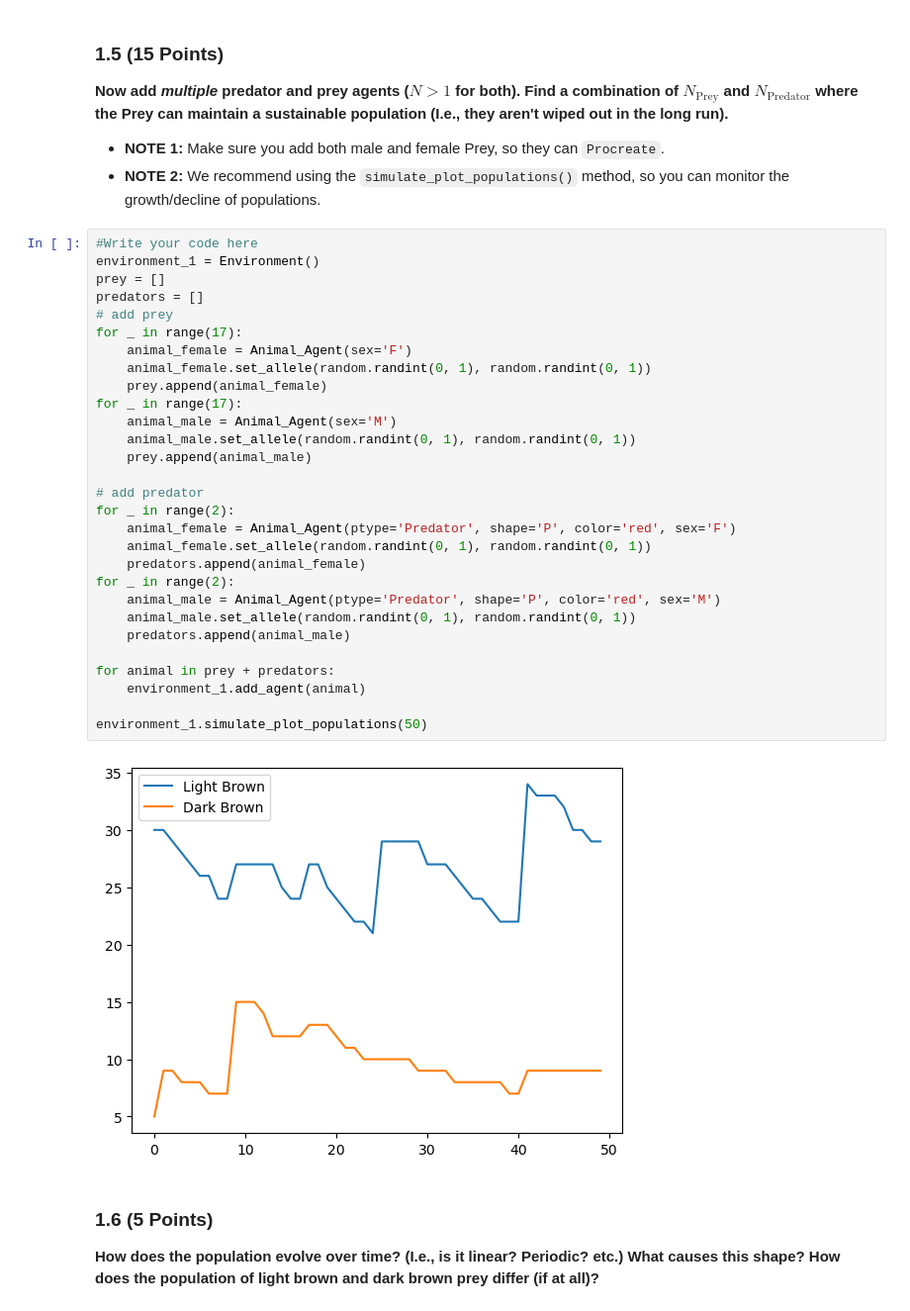
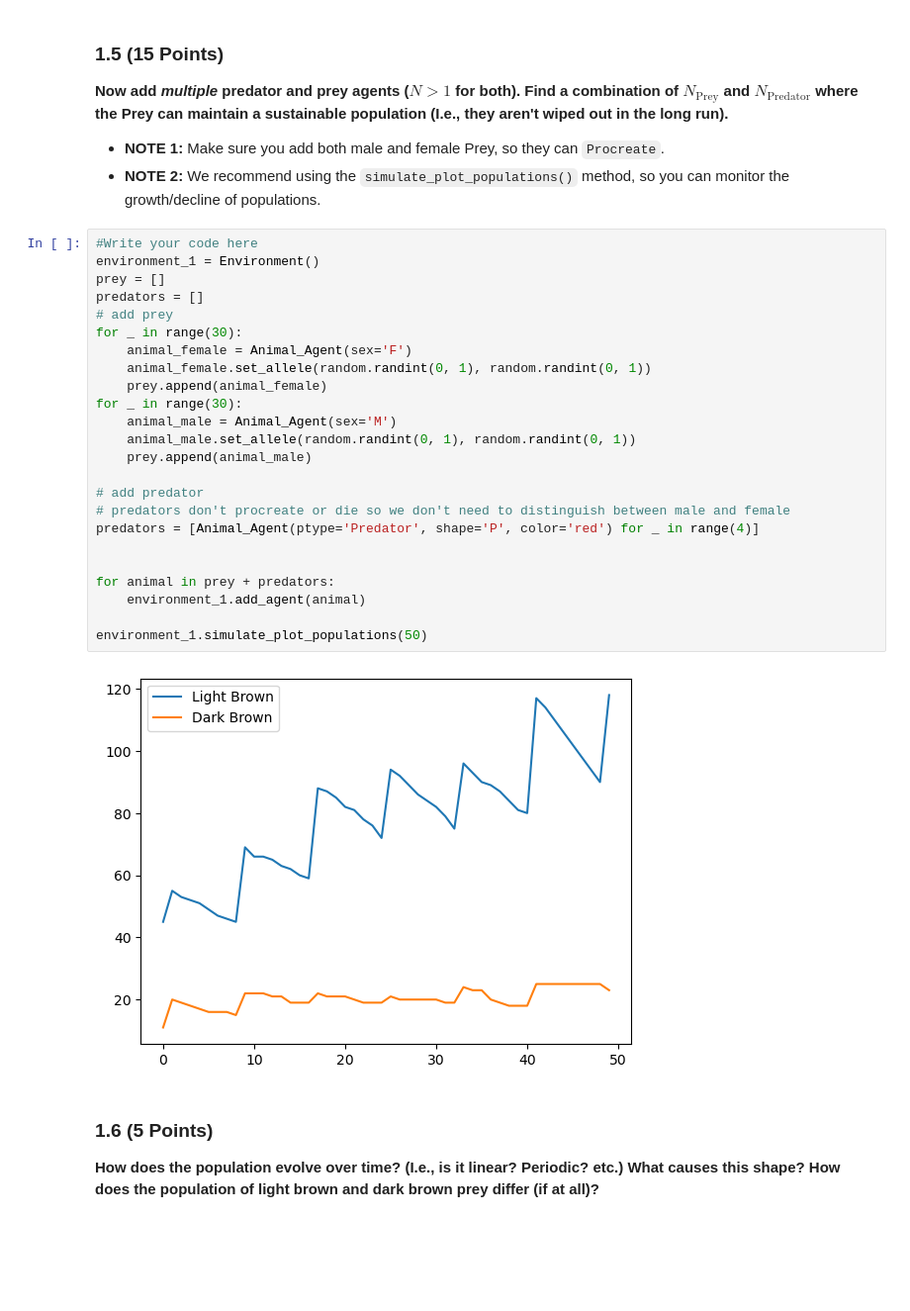
Before and after one commit to zuohanwe/CMSE202-s23-turnin, a Jupyter notebook: hw-03/zuohanwe_HW3_ABMs_STUDENT.ipynb, the cells around one changed output. Shown at 99% size. Drawn from its saved outputs; the diff is of its cells as text; blank space fills up the shorter version.

```diff
--- a/hw-03/zuohanwe_HW3_ABMs_STUDENT.ipynb
+++ b/hw-03/zuohanwe_HW3_ABMs_STUDENT.ipynb
@@ -123,34 +130,29 @@ environment_1.simulate(10)
 # %%
 #Write your code here
 environment_1 = Environment()
 prey = []
 predators = []
 # add prey
-for _ in range(17):
+for _ in range(30):
     animal_female = Animal_Agent(sex='F')
     animal_female.set_allele(random.randint(0, 1), random.randint(0, 1))
     prey.append(animal_female)
-for _ in range(17):
+for _ in range(30):
     animal_male = Animal_Agent(sex='M')
     animal_male.set_allele(random.randint(0, 1), random.randint(0, 1))
     prey.append(animal_male)
 
 # add predator
-for _ in range(2):
-    animal_female = Animal_Agent(ptype='Predator', shape='P', color='red', sex='F')
-    animal_female.set_allele(random.randint(0, 1), random.randint(0, 1))
-    predators.append(animal_female)
-for _ in range(2):
-    animal_male = Animal_Agent(ptype='Predator', shape='P', color='red', sex='M')
-    animal_male.set_allele(random.randint(0, 1), random.randint(0, 1))
-    predators.append(animal_male)
+# predators don't procreate or die so we don't need to distinguish between male and female
+predators = [Animal_Agent(ptype='Predator', shape='P', color='red') for _ in range(4)]
+
 
 for animal in prey + predators:
     environment_1.add_agent(animal)
 
 environment_1.simulate_plot_populations(50)
 # %% [output]
-[figure, old version]
+[figure, new version]
 # %% [markdown]
 ### 1.6 (5 Points)
 
```
Also changed, not shown: parts of 14 cells of this notebook.
